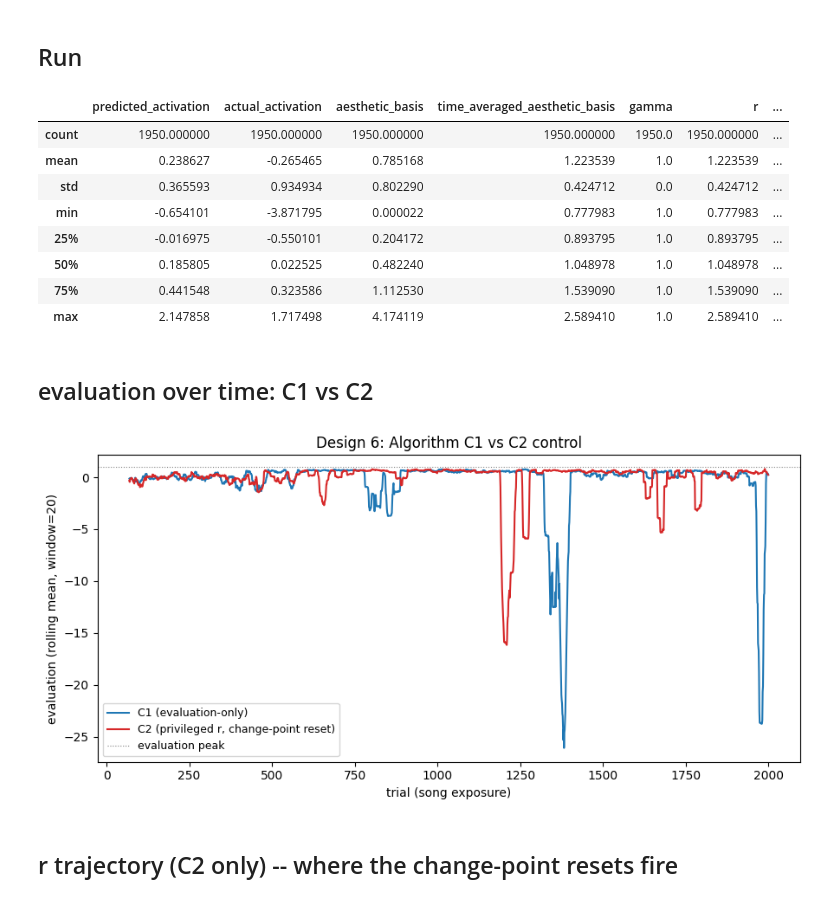
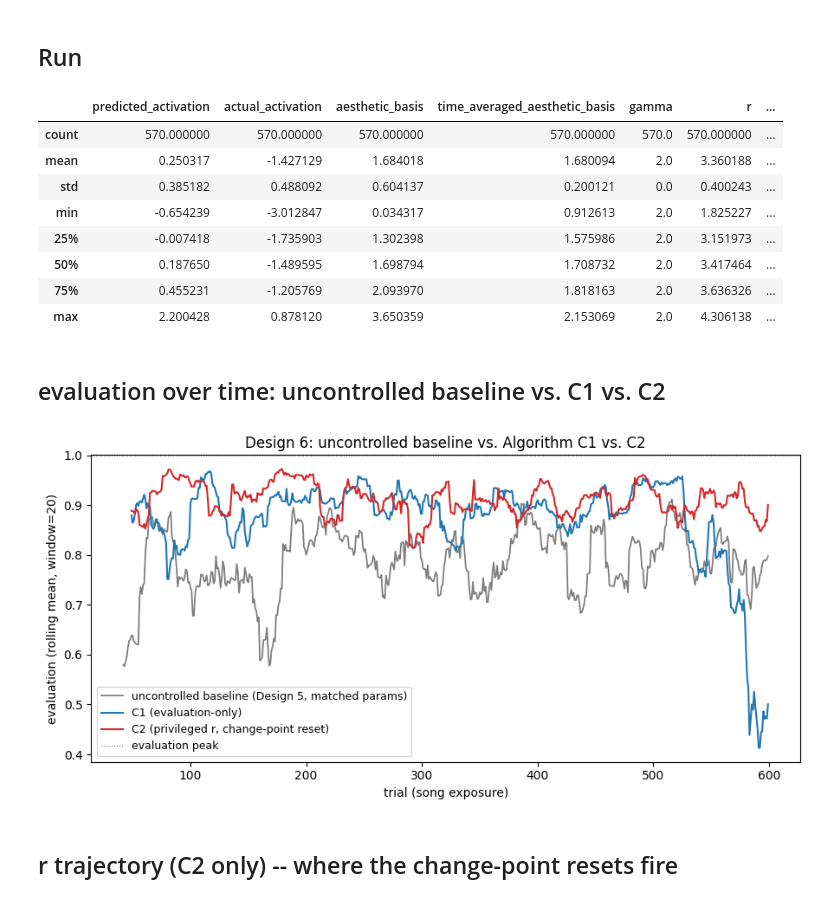
Before and after one commit to mark-orr/aesthetic-memory-model, a Jupyter notebook: notebooks/design6_control_c1c2.ipynb, the cells around one changed output. Saved outputs shown, nothing was run; the diff lists cells and outputs as text; code cells hidden in the pictures.

```diff
--- a/notebooks/design6_control_c1c2.ipynb
+++ b/notebooks/design6_control_c1c2.ipynb
@@ -14,21 +16,21 @@ sys.path.insert(0, "..")
 import pandas as pd
 import matplotlib.pyplot as plt
 
-from run_simulation import run_design6
+from run_simulation import run_design5, run_design6
 from src.utils import compute_convergence_metrics
 
-NUM_SONGS = 50
-NUM_EXPOSURES = 2000
+NUM_SONGS = 30                  # matches Design 1/4's convention, not an ad hoc choice
+NUM_EXPOSURES = 600
 WINDOW = 20                       # post-hoc rolling-mean window, for plotting evaluation
 SEED = 42
-NOISE = 0.25                      # set to 0 for a deterministic run
+NOISE = 0.25                       # deterministic -- see matched-parameter note above
 DECAY = 0.5
 
-GAMMA = 1.0
-TIME_AVERAGE_MODE = "cumulative"
+GAMMA = 2.0
+TIME_AVERAGE_MODE = "window"
 TIME_AVERAGE_WINDOW = 20          # only used when TIME_AVERAGE_MODE == "window"
 
-BANDIT_WINDOW = 50
+BANDIT_WINDOW = 20
 BANDIT_C = 2.0
 R_CHANGE_THRESHOLD = 0.15         # C2 only: relative change in r that triggers a reset
 
@@ -41,42 +43,50 @@ STEADY_STATE_WINDOW = 100
 common_kwargs = dict(num_songs=NUM_SONGS, num_exposures=NUM_EXPOSURES, window=WINDOW,
                       seed=SEED, noise=NOISE, decay=DECAY, gamma=GAMMA,
                       time_average_mode=TIME_AVERAGE_MODE, time_average_window=TIME_AVERAGE_WINDOW,
-                      bandit_window=BANDIT_WINDOW, bandit_c=BANDIT_C,
-                      r_change_threshold=R_CHANGE_THRESHOLD,
                       config_path="../config.yaml")
 
-df_c1 = run_design6(controller="c1", output_path="../results/data/design6_c1_timeseries.csv",
-                     **common_kwargs)
-df_c2 = run_design6(controller="c2", output_path="../results/data/design6_c2_timeseries.csv",
-                     **common_kwargs)
+# uncontrolled baseline: Design 5 with the *same* parameters as C1/C2, so the
+# only thing that differs across the three runs below is how the next song
+# gets chosen. Written to its own file -- design5_baseline_a4_timeseries.csv
+# stays owned by design5_baseline_a4.ipynb's own (different) exploratory defaults.
+df_baseline = run_design5(**common_kwargs,
+                           output_path="../results/data/design6_baseline_uncontrolled_timeseries.csv")
+
+df_c1 = run_design6(controller="c1", bandit_window=BANDIT_WINDOW, bandit_c=BANDIT_C,
+                     output_path="../results/data/design6_c1_timeseries.csv", **common_kwargs)
+df_c2 = run_design6(controller="c2", bandit_window=BANDIT_WINDOW, bandit_c=BANDIT_C,
+                     r_change_threshold=R_CHANGE_THRESHOLD,
+                     output_path="../results/data/design6_c2_timeseries.csv", **common_kwargs)
 df_c1.describe()
 # %% [output]
 |  | predicted_activation | actual_activation | aesthetic_basis | time_averaged_aesthetic_basis | gamma | r | ... |
-| count | 1950.000000 | 1950.000000 | 1950.000000 | 1950.000000 | 1950.0 | 1950.000000 | ... |
-| mean | 0.238627 | -0.265465 | 0.785168 | 1.223539 | 1.0 | 1.223539 | ... |
-| std | 0.365593 | 0.934934 | 0.802290 | 0.424712 | 0.0 | 0.424712 | ... |
-| min | -0.654101 | -3.871795 | 0.000022 | 0.777983 | 1.0 | 0.777983 | ... |
-| 25% | -0.016975 | -0.550101 | 0.204172 | 0.893795 | 1.0 | 0.893795 | ... |
-| 50% | 0.185805 | 0.022525 | 0.482240 | 1.048978 | 1.0 | 1.048978 | ... |
-| 75% | 0.441548 | 0.323586 | 1.112530 | 1.539090 | 1.0 | 1.539090 | ... |
-| max | 2.147858 | 1.717498 | 4.174119 | 2.589410 | 1.0 | 2.589410 | ... |
+| count | 570.000000 | 570.000000 | 570.000000 | 570.000000 | 570.0 | 570.000000 | ... |
+| mean | 0.250317 | -1.427129 | 1.684018 | 1.680094 | 2.0 | 3.360188 | ... |
+| std | 0.385182 | 0.488092 | 0.604137 | 0.200121 | 0.0 | 0.400243 | ... |
+| min | -0.654239 | -3.012847 | 0.034317 | 0.912613 | 2.0 | 1.825227 | ... |
+| 25% | -0.007418 | -1.735903 | 1.302398 | 1.575986 | 2.0 | 3.151973 | ... |
+| 50% | 0.187650 | -1.489595 | 1.698794 | 1.708732 | 2.0 | 3.417464 | ... |
+| 75% | 0.455231 | -1.205769 | 2.093970 | 1.818163 | 2.0 | 3.636326 | ... |
+| max | 2.200428 | 0.878120 | 3.650359 | 2.153069 | 2.0 | 4.306138 | ... |
 # %% [markdown]
-## evaluation over time: C1 vs C2
+## evaluation over time: uncontrolled baseline vs. C1 vs. C2
 # %%
 fig, ax = plt.subplots(figsize=(9, 4.5))
+ax.plot(df_baseline["trial"], df_baseline["evaluation_rolling_mean"], linewidth=1.3,
+        color="tab:gray", label="uncontrolled baseline (Design 5, matched params)")
 ax.plot(df_c1["trial"], df_c1["evaluation_rolling_mean"], linewidth=1.5,
         color="tab:blue", label="C1 (evaluation-only)")
 ax.plot(df_c2["trial"], df_c2["evaluation_rolling_mean"], linewidth=1.5,
         color="tab:red", label="C2 (privileged r, change-point reset)")
 ax.axhline(1.0, color="gray", linewidth=0.8, linestyle=":", label="evaluation peak")
 ax.set_xlabel("trial (song exposure)")
 ax.set_ylabel(f"evaluation (rolling mean, window={WINDOW})")
-ax.set_title("Design 6: Algorithm C1 vs C2 control")
+ax.set_title("Design 6: uncontrolled baseline vs. Algorithm C1 vs. C2")
 ax.legend(fontsize=9)
 fig.tight_layout()
 fig.savefig("../results/figures/design6_evaluation_comparison.png", dpi=150)
 # %% [output]
-[figure, old version]
+[figure, new version]
 # %% [markdown]
 ## r trajectory (C2 only) -- where the change-point resets fire
 # %%
```
Also changed, not shown: parts of 6 cells of this notebook, 4 other files.
